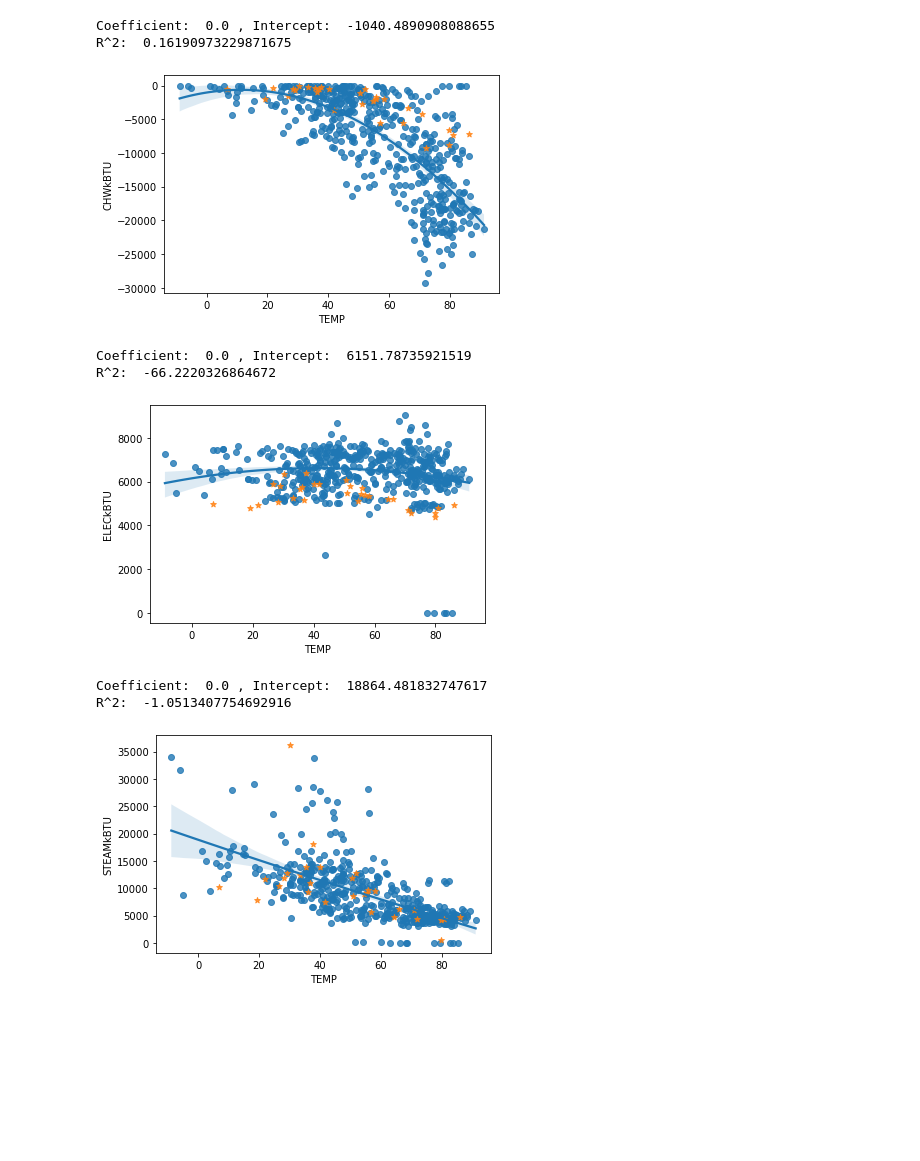
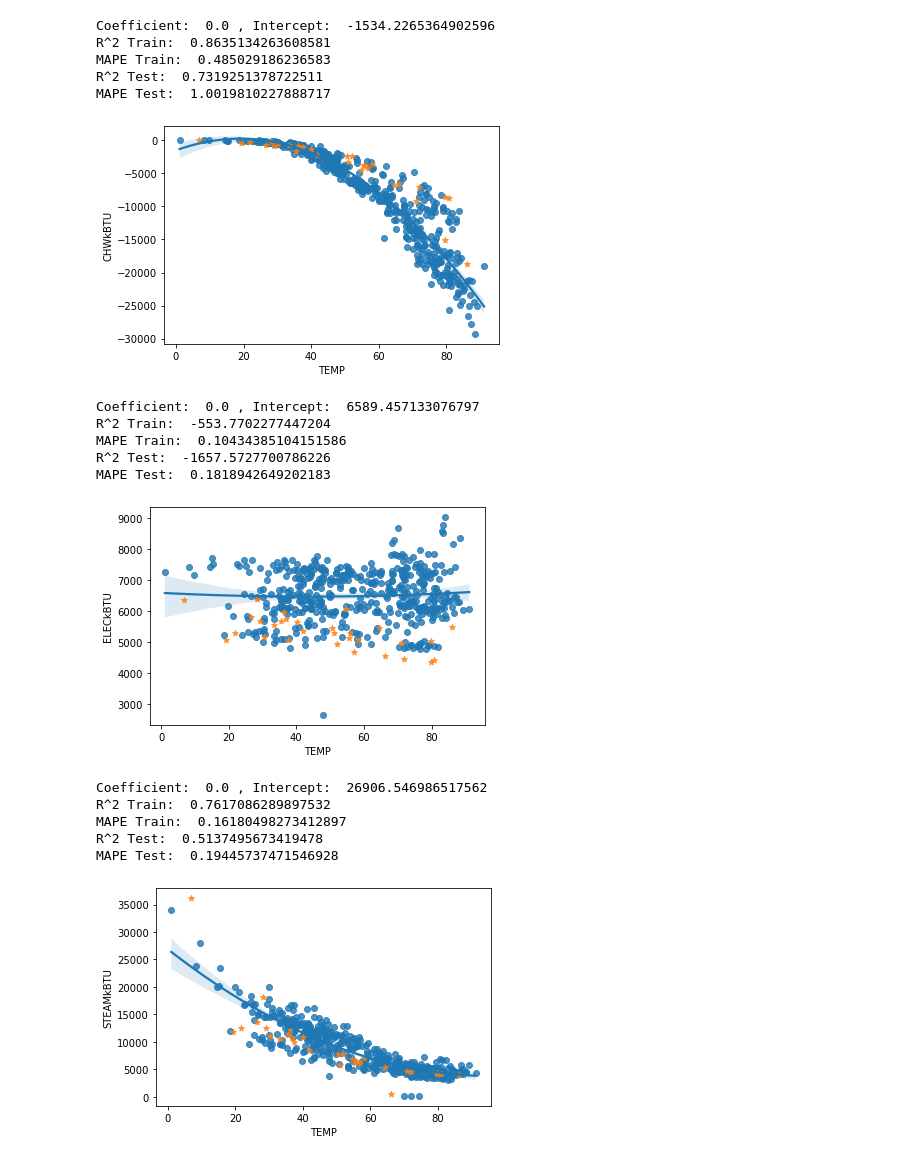
Before and after one commit to ychong4/unl, a Jupyter notebook: Polynomial.ipynb, the cells around one changed output. Saved outputs shown, nothing was run; the diff lists cells and outputs as text; code cells hidden in the pictures; blank space fills up the shorter version.

```diff
--- a/Polynomial.ipynb
+++ b/Polynomial.ipynb
@@ -39,10 +40,19 @@ df_weekend_test = df_weekend.iloc[-30:]
 weekend_train_length = df_weekend.shape[0] - df_weekend_test.shape[0]
 df_weekend_train = df_weekend.iloc[0:weekend_train_length]
 
-print(df_weekday.shape)
-print(df_weekend.shape)
 print(df_weekday_train.shape)
-print(df_weekday_test.shape)
 print(df_weekend_train.shape)
-print(df_weekend_test.shape)
+# Remove bad data
+df_weekday_train = df_weekday_train[df_weekday_train["CHWkBTU"] != 0]
+df_weekday_train = df_weekday_train[df_weekday_train["STEAMkBTU"] != 0]
+df_weekend_train = df_weekend_train[df_weekend_train["CHWkBTU"] != 0]
+df_weekend_train = df_weekend_train[df_weekend_train["STEAMkBTU"] != 0]
+
+#print(df_weekday.shape)
+#print(df_weekend.shape)
+print(df_weekday_train.shape)
+#print(df_weekday_test.shape)
+print(df_weekend_train.shape)
+#print(df_weekend_test.shape)
+df_weekday_train.describe()
 # %% [output]
@@ -65,27 +82,39 @@ Y_weekend_test = df_weekend_test[["CHWkBTU", "ELECkBTU", "STEAMkBTU", "SUMkBTU"]
 # %%
 # Plot linear regression using for loop
 max_r = 4
 
 for i in range(max_r):
     poly = PolynomialFeatures(degree=2)
     train_x_poly = poly.fit_transform(X_weekday_train)
     clf = LinearRegression()
     clf.fit(train_x_poly, Y_weekday_train.iloc[:,i])
     print("Coefficient: ", clf.coef_[0],", Intercept: ", clf.intercept_)
     test_x_poly = poly.fit_transform(X_weekday_test)
-    ypred = clf.predict(test_x_poly)
-    print("R^2: ", r2_score(ypred, Y_weekday_test.iloc[:,i]))
-    print("MAE: ", mean_absolute_error(ypred, Y_weekday_train.iloc[:,i]))
+    ypred_train = clf.predict(train_x_poly)
+    ypred_test = clf.predict(test_x_poly)
+    print("R^2 Train: ", r2_score(ypred_train, Y_weekday_train.iloc[:,i]))
+    print("MAPE Train: ", mean_absolute_percentage_error(ypred_train, Y_weekday_train.iloc[:,i]))
+    print("R^2 Test: ", r2_score(ypred_test, Y_weekday_test.iloc[:,i]))
+    print("MAPE Test: ", mean_absolute_percentage_error(ypred_test, Y_weekday_test.iloc[:,i]))
     sns.regplot(x=X_weekday_train, y=Y_weekday_train.iloc[:,i], order=2)
     sns.regplot(x=X_weekday_test, y=Y_weekday_test.iloc[:,i], marker='*', fit_reg=False)
     plt.show()
 # %% [output]
-Coefficient:  0.0 , Intercept:  -1040.4890908088655
-R^2:  0.16190973229871675
+Coefficient:  0.0 , Intercept:  -1534.2265364902596
+R^2 Train:  0.8635134263608581
+MAPE Train:  0.485029186236583
+R^2 Test:  0.7319251378722511
+MAPE Test:  1.0019810227888717
-[figure, old version]
+[figure, new version]
-Coefficient:  0.0 , Intercept:  6151.78735921519
-R^2:  -66.2220326864672
+Coefficient:  0.0 , Intercept:  6589.457133076797
+R^2 Train:  -553.7702277447204
+MAPE Train:  0.10434385104151586
+R^2 Test:  -1657.5727700786226
+MAPE Test:  0.1818942649202183
-[figure, old version]
+[figure, new version]
-Coefficient:  0.0 , Intercept:  18864.481832747617
-R^2:  -1.0513407754692916
+Coefficient:  0.0 , Intercept:  26906.546986517562
+R^2 Train:  0.7617086289897532
+MAPE Train:  0.16180498273412897
+R^2 Test:  0.5137495673419478
+MAPE Test:  0.19445737471546928
-[figure, old version]
+[figure, new version]
```
Also changed, not shown: parts of 5 cells of this notebook, 1 other file.
